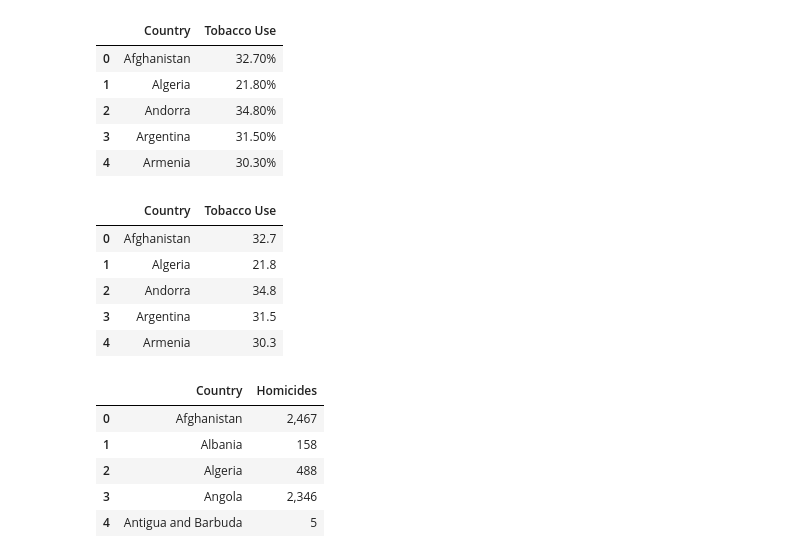
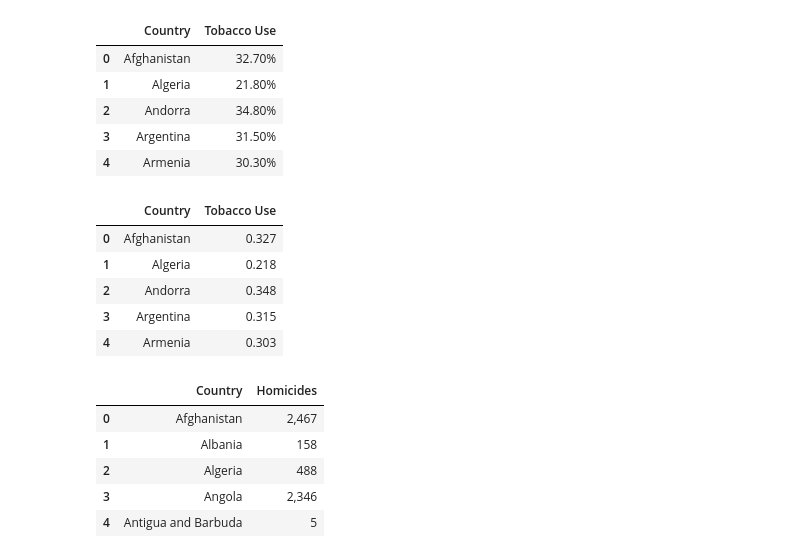
Before and after one commit to sarahabdul2/STAT-303-2-Project-, a Jupyter notebook: train_data.ipynb, the cells around one changed output. Saved outputs shown, nothing was run; the diff lists cells and outputs as text; code cells hidden in the pictures.

Commit message:
Created test data
Condensed code, made test dataframe for most of the variables

```diff
--- a/train_data.ipynb
+++ b/train_data.ipynb
@@ -228,9 +262,10 @@ depression05.head()
 # %%
 #Adding tobacco usage/smoking predictor
 
-smoking15 = pd.read_csv('2015_tobacco.csv')
-smoking10 = pd.read_csv('2010_tobacco.csv')
-smoking05 = pd.read_csv('2005_tobacco.csv')
+smoking19 = pd.read_csv('./data/2019_tobacco.csv')
+smoking15 = pd.read_csv('./data/2015_tobacco.csv')
+smoking10 = pd.read_csv('./data/2010_tobacco.csv')
+smoking05 = pd.read_csv('./data/2005_tobacco.csv')
 
 smoking05.head()
 # %% [output]
@@ -243,18 +278,18 @@ smoking05.head()
 # %%
 #removing % signs and converting tobacco user percent to demical
 
-
-smoking15['Tobacco Use'] = smoking15['Tobacco Use'].replace('%', '').astype(float)/100
-smoking10['Tobacco Use'] = smoking10['Tobacco Use'].replace('%', '').astype(float)/100
-smoking05['Tobacco Use'] = smoking05['Tobacco Use'].replace('%', '').astype(float)/100
+smoking19['Tobacco Use'] = smoking19['Tobacco Use'].str.replace('%', '').astype(float)/100
+smoking15['Tobacco Use'] = smoking15['Tobacco Use'].str.replace('%', '').astype(float)/100
+smoking10['Tobacco Use'] = smoking10['Tobacco Use'].str.replace('%', '').astype(float)/100
+smoking05['Tobacco Use'] = smoking05['Tobacco Use'].str.replace('%', '').astype(float)/100
 
 smoking05.head()
 # %% [output]
 |  | Country | Tobacco Use |
-| 0 | Afghanistan | 32.7 |
-| 1 | Algeria | 21.8 |
-| 2 | Andorra | 34.8 |
-| 3 | Argentina | 31.5 |
-| 4 | Armenia | 30.3 |
+| 0 | Afghanistan | 0.327 |
+| 1 | Algeria | 0.218 |
+| 2 | Andorra | 0.348 |
+| 3 | Argentina | 0.315 |
+| 4 | Armenia | 0.303 |
 # %%
 #Adding homicide as a predictor
```
Also changed, not shown: parts of 28 cells of this notebook, 10 other files.
